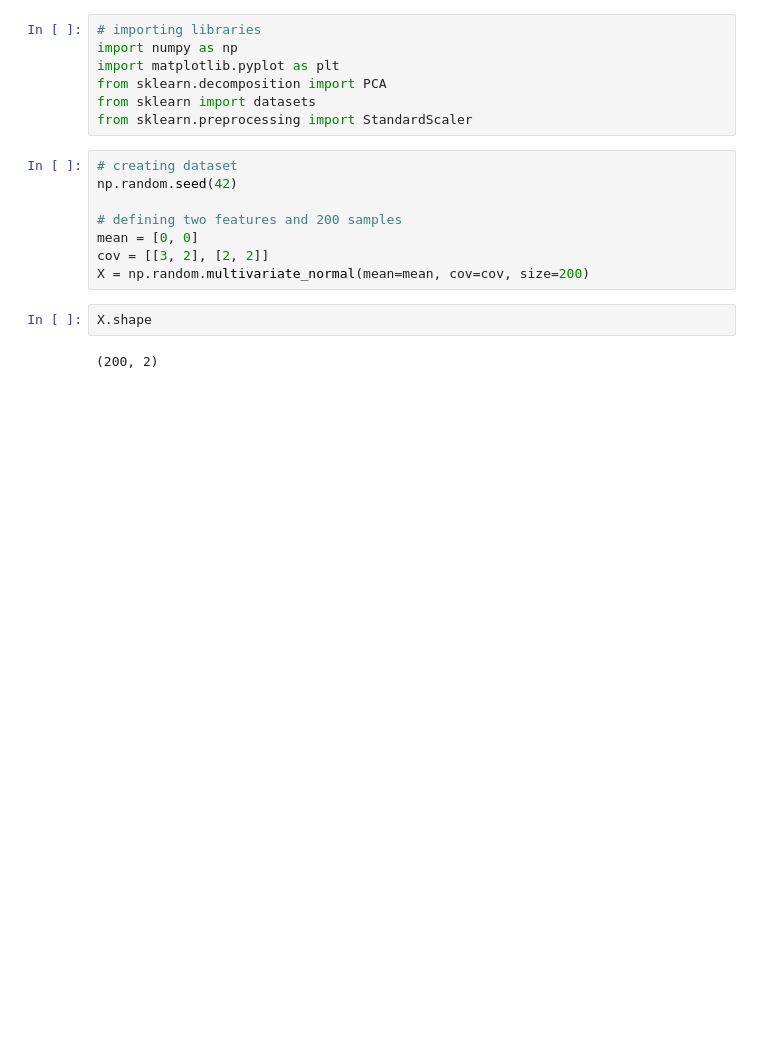
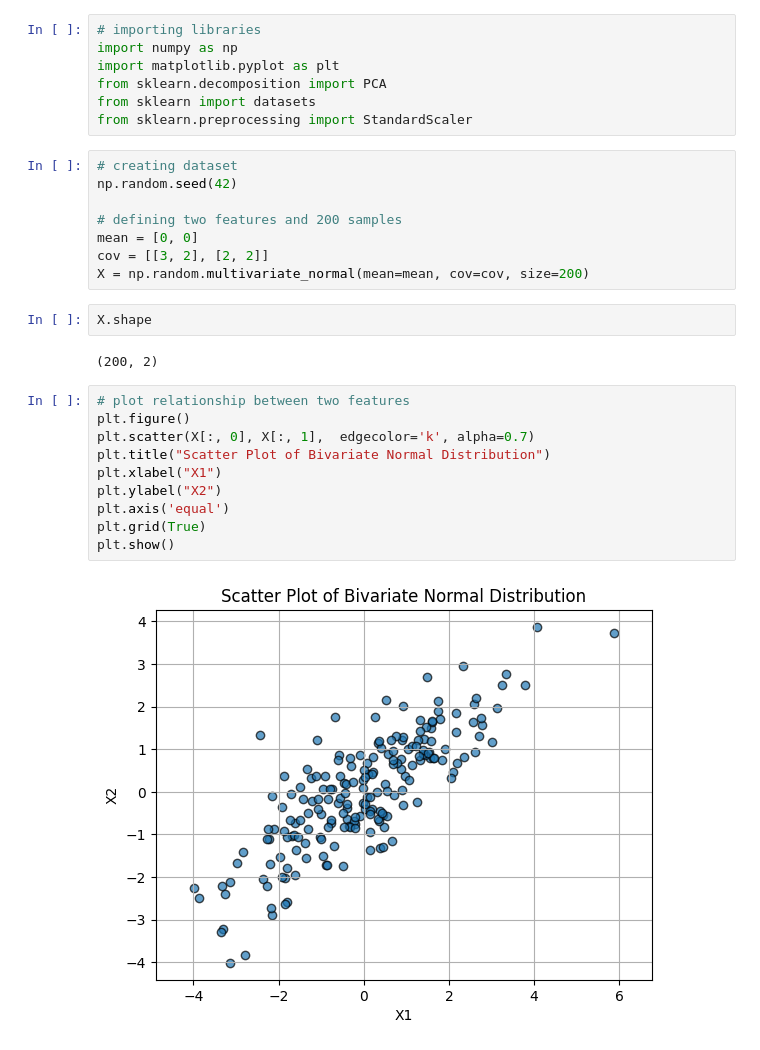
Before and after one commit to Helia-Karisani/principal-component-analysis-PCA, a Jupyter notebook: principal-component-analysis-PCA.ipynb, the cells around one changed output. Drawn from its saved outputs; the diff is of its cells as text; blank space fills up the shorter version.

```diff
--- a/principal-component-analysis-PCA.ipynb
+++ b/principal-component-analysis-PCA.ipynb
@@ -29,3 +29,15 @@ X = np.random.multivariate_normal(mean=mean, cov=cov, size=200)
 X.shape
 # %% [output]
 (200, 2)
+# %%
+# plot relationship between two features
+plt.figure()
+plt.scatter(X[:, 0], X[:, 1],  edgecolor='k', alpha=0.7)
+plt.title("Scatter Plot of Bivariate Normal Distribution")
+plt.xlabel("X1")
+plt.ylabel("X2")
+plt.axis('equal')
+plt.grid(True)
+plt.show()
+# %% [output]
+[figure, added]
```
Also changed, not shown: parts of 2 cells of this notebook.
